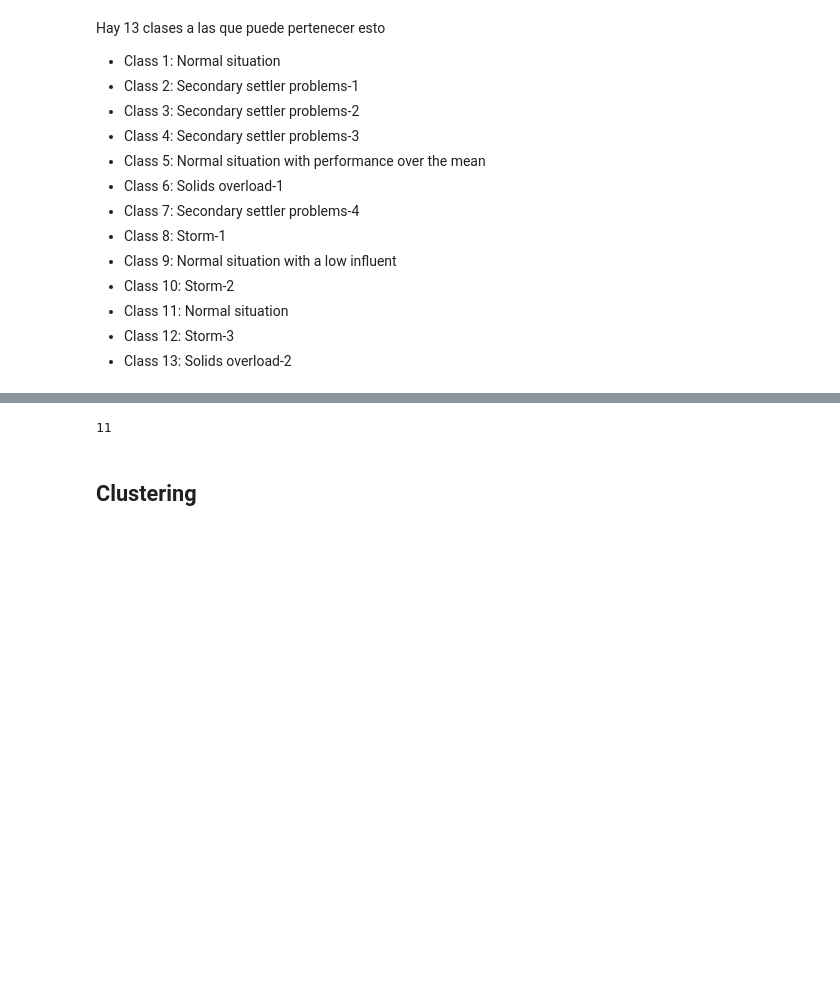
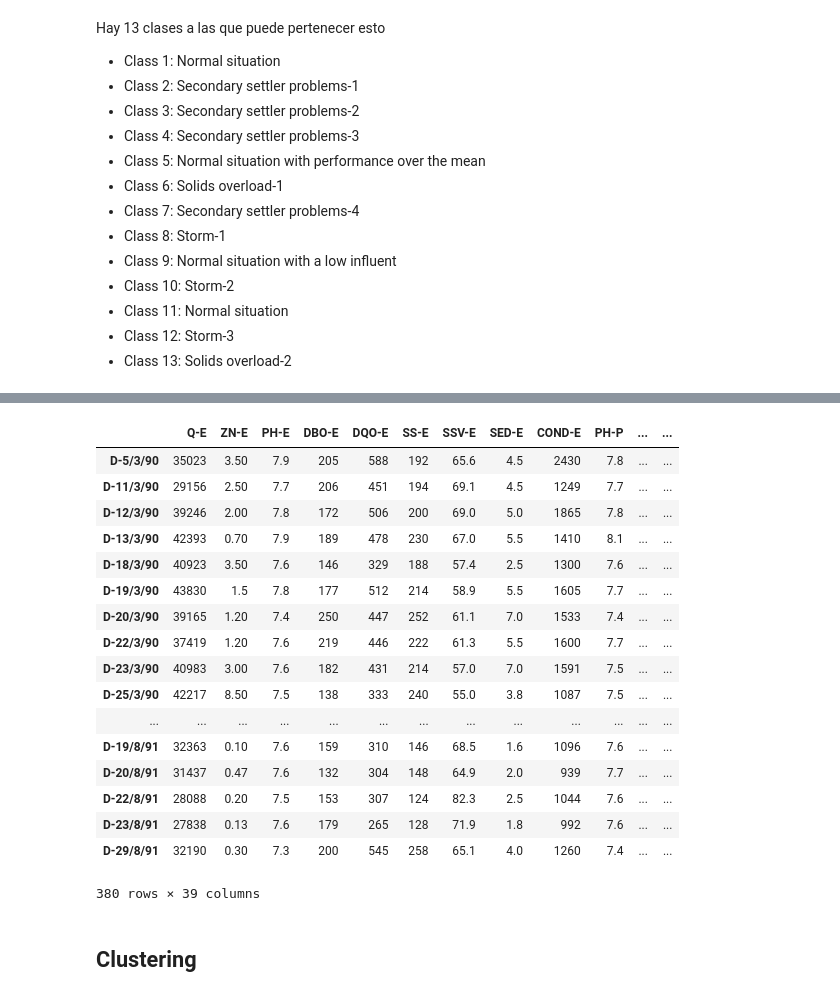
Before and after one commit to fchacon20/Tarea2AID, a Jupyter notebook: Tarea2.ipynb, the cells around one changed output, grey strips where cells are left out. Saved outputs shown, nothing was run; the diff lists cells and outputs as text; code cells hidden in the pictures; blank space fills up the shorter version.

```diff
--- a/Tarea2.ipynb
+++ b/Tarea2.ipynb
@@ -571,7 +569,24 @@ KeyError: 'D-11/8/91'
-# %%
-Class["D-21/12/90"]
-# %% [output]
-11
+# %%
+df3
+# %% [output]
+|  | Q-E | ZN-E | PH-E | DBO-E | DQO-E | SS-E | SSV-E | SED-E | COND-E | PH-P | ... | ... |
+| D-5/3/90 | 35023 | 3.50 | 7.9 | 205 | 588 | 192 | 65.6 | 4.5 | 2430 | 7.8 | ... | ... |
+| D-11/3/90 | 29156 | 2.50 | 7.7 | 206 | 451 | 194 | 69.1 | 4.5 | 1249 | 7.7 | ... | ... |
+| D-12/3/90 | 39246 | 2.00 | 7.8 | 172 | 506 | 200 | 69.0 | 5.0 | 1865 | 7.8 | ... | ... |
+| D-13/3/90 | 42393 | 0.70 | 7.9 | 189 | 478 | 230 | 67.0 | 5.5 | 1410 | 8.1 | ... | ... |
+| D-18/3/90 | 40923 | 3.50 | 7.6 | 146 | 329 | 188 | 57.4 | 2.5 | 1300 | 7.6 | ... | ... |
+| D-19/3/90 | 43830 | 1.5 | 7.8 | 177 | 512 | 214 | 58.9 | 5.5 | 1605 | 7.7 | ... | ... |
+| D-20/3/90 | 39165 | 1.20 | 7.4 | 250 | 447 | 252 | 61.1 | 7.0 | 1533 | 7.4 | ... | ... |
+| D-22/3/90 | 37419 | 1.20 | 7.6 | 219 | 446 | 222 | 61.3 | 5.5 | 1600 | 7.7 | ... | ... |
+| D-23/3/90 | 40983 | 3.00 | 7.6 | 182 | 431 | 214 | 57.0 | 7.0 | 1591 | 7.5 | ... | ... |
+| D-25/3/90 | 42217 | 8.50 | 7.5 | 138 | 333 | 240 | 55.0 | 3.8 | 1087 | 7.5 | ... | ... |
+| ... | ... | ... | ... | ... | ... | ... | ... | ... | ... | ... | ... | ... |
+| D-19/8/91 | 32363 | 0.10 | 7.6 | 159 | 310 | 146 | 68.5 | 1.6 | 1096 | 7.6 | ... | ... |
+| D-20/8/91 | 31437 | 0.47 | 7.6 | 132 | 304 | 148 | 64.9 | 2.0 | 939 | 7.7 | ... | ... |
+| D-22/8/91 | 28088 | 0.20 | 7.5 | 153 | 307 | 124 | 82.3 | 2.5 | 1044 | 7.6 | ... | ... |
+| D-23/8/91 | 27838 | 0.13 | 7.6 | 179 | 265 | 128 | 71.9 | 1.8 | 992 | 7.6 | ... | ... |
+| D-29/8/91 | 32190 | 0.30 | 7.3 | 200 | 545 | 258 | 65.1 | 4.0 | 1260 | 7.4 | ... | ... |
+380 rows × 39 columns
 # %%
 np.random.seed(1)
 target3 = np.random.randint(2,13,size=380)
```
Also changed, not shown: parts of 2 cells of this notebook.
